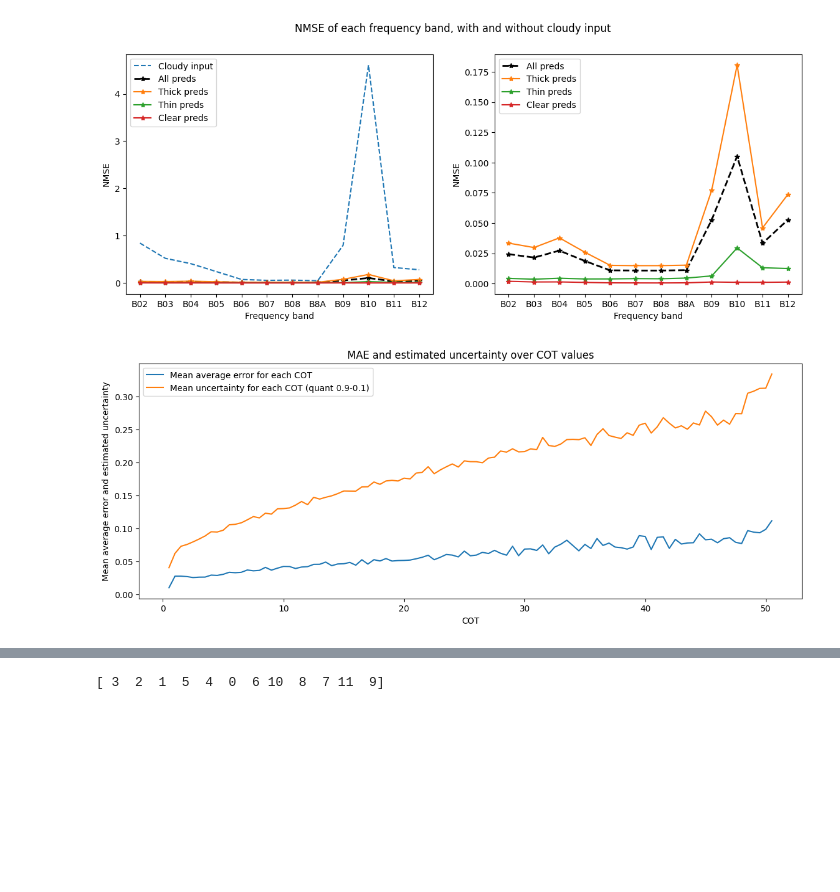
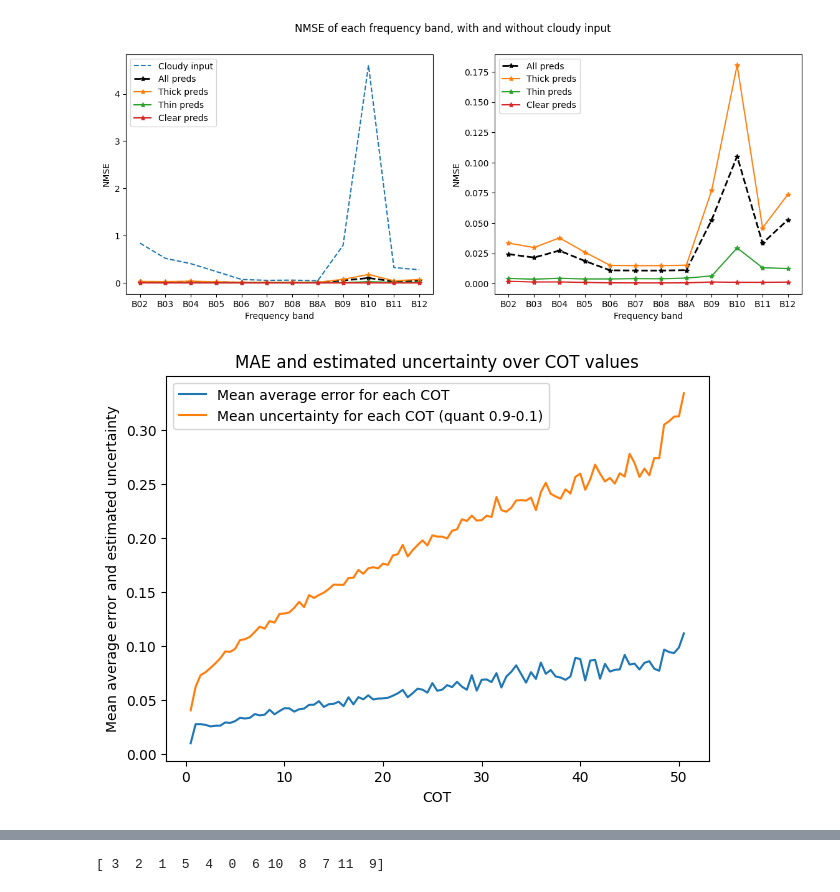
Before and after one commit to chiara-aisweden/cloud_rm, a Jupyter notebook: Showroom.ipynb, the cells around one changed output, grey strips where cells are left out. Drawn from its saved outputs; the diff is of its cells as text; code cells hidden in the pictures; blank space fills up the shorter version.

Commit message:
visualization stuff

```diff
--- a/Showroom.ipynb
+++ b/Showroom.ipynb
@@ -293,34 +285,35 @@ else:
     uncs = y_pred_sort[:,band,-1]-y_pred_sort[:,band,0]
 
 #sort errors and uncs into bins based on COT
 COTedges=np.linspace(0,50.5,102)
 err_bins = np.zeros(len(COTedges)-1)
 unc_bins = np.zeros(len(COTedges)-1)
 bin_freq = np.zeros(len(COTedges)-1)
 
 for i in range(len(COT_sorted)):
     for j in range(len(COTedges)-1):
         if COT_sorted[i] >= COTedges[j] and COT_sorted[i] < COTedges[j+1]:
             err_bins[j] = err_bins[j] + errors[i]
             unc_bins[j] = unc_bins[j] + uncs[i]
             bin_freq[j] = bin_freq[j] + 1
             break
 
 #Find mean errs and uncs in each bin
 err_mean_bins = err_bins/bin_freq
 unc_mean_bins = unc_bins/bin_freq
 
 x_COT=COTedges[:-1]+0.5
+plt.rcParams['figure.figsize'] = [7,5]
 plt.figure()
 plt.plot(x_COT,err_mean_bins)
 plt.plot(x_COT,unc_mean_bins)
 plt.title('MAE and estimated uncertainty over COT values')
 plt.legend(['Mean average error for each COT','Mean uncertainty for each COT (quant 0.9-0.1)'])
 plt.xlabel('COT')
 plt.ylabel('Mean average error and estimated uncertainty')
 plt.show()
 # %% [output]
-[figure, old version]
+[figure, new version]
 # %%
 plt.figure()
 slope=np.mean(np.divide(unc_mean_bins,err_mean_bins))
```
Also changed, not shown: parts of 21 cells of this notebook, 46 other files.
